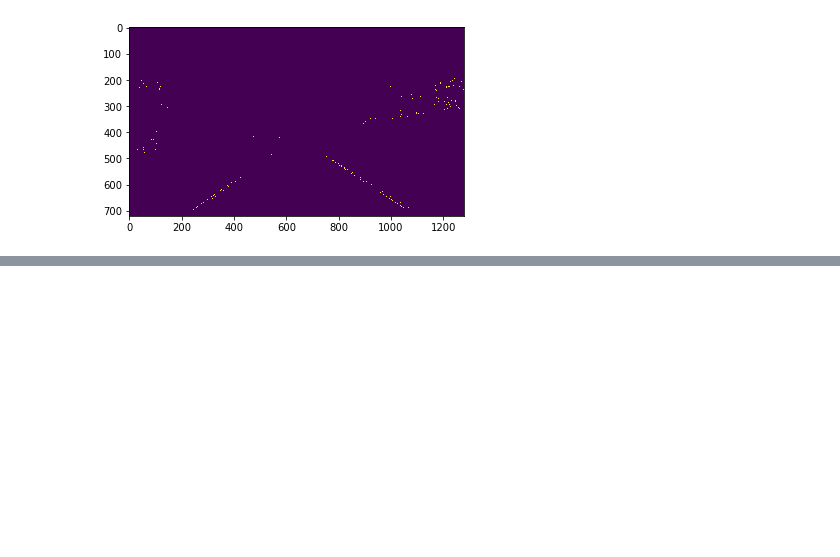
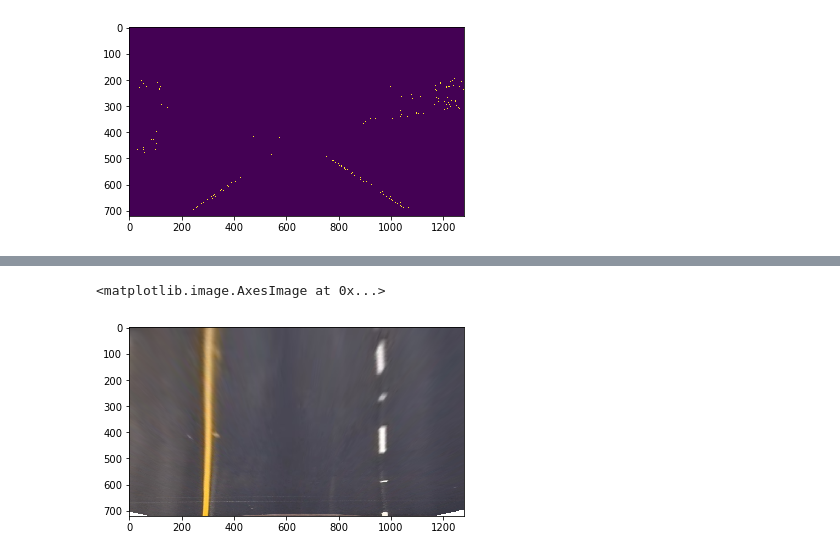
Before and after one commit to JWC1212/CarND-Advanced-Lane-Lines-master, a Jupyter notebook: examples/example.ipynb, the cells around one changed output, grey strips where cells are left out. Cells and saved outputs as stored; diff of their text form; code cells hidden in the pictures; blank space fills up the shorter version.

```diff
--- a/examples/example.ipynb
+++ b/examples/example.ipynb
@@ -161,0 +162,7 @@ plt.imshow(warped_img)
+# %%
+undist_img = mpimg.imread("../test_images/undist_straight_lines1.jpg")
+warped_img = cv2.warpPerspective(undist_img, M, img_size)
+plt.imshow(warped_img)
+# %% [output]
+<matplotlib.image.AxesImage at 0x...>
+[figure, added]
```
Also changed, not shown: parts of 3 cells of this notebook, 12 other files.
